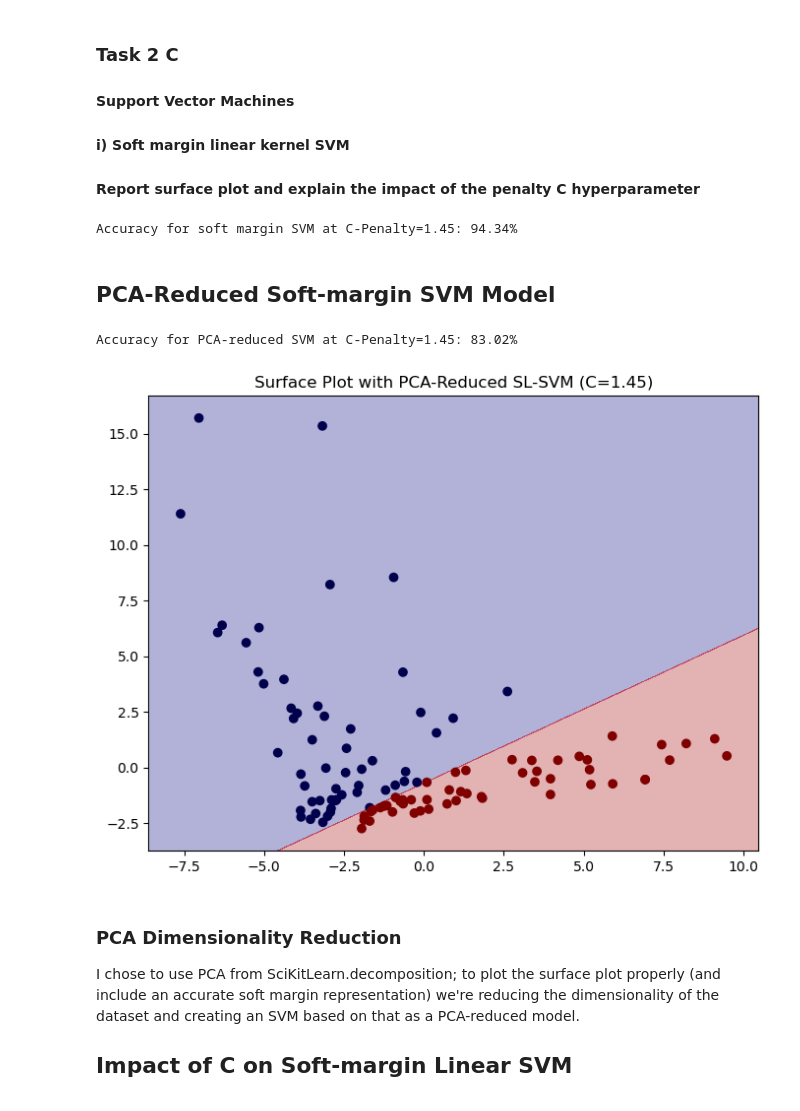
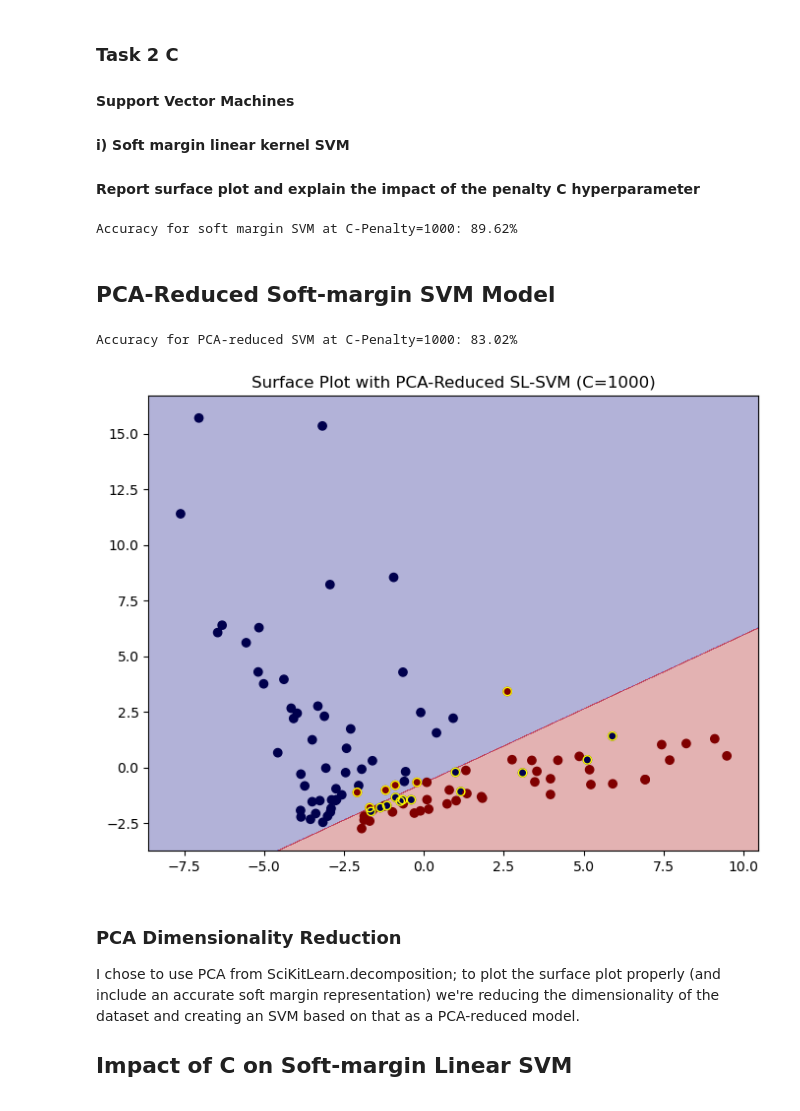
Before and after one commit to Compsci361-Group31/COMPSCI361-Assignment3, a Jupyter notebook: AS03.ipynb, the cells around one changed output. Cells and saved outputs as stored; diff of their text form; code cells hidden in the pictures.

```diff
--- a/AS03.ipynb
+++ b/AS03.ipynb
@@ -206,7 +206,7 @@ from sklearn.decomposition import PCA
 from sklearn.preprocessing import LabelEncoder
 
 # Use SKLearn to fit our data into a linear SVM model
-cValue = 1.45
+cValue = 1000
 soft_linear = svm.SVC(kernel="linear", C=cValue)
 soft_linear.fit(X, y)
 
@@ -216,6 +216,6 @@ test_pred = soft_linear.predict(test_X)
 accuracy = metrics.accuracy_score(test_y, test_pred, normalize=True)
 print(f"Accuracy for soft margin SVM at C-Penalty={cValue}: {accuracy*100:.2f}%\n")
 # %% [output]
-Accuracy for soft margin SVM at C-Penalty=1.45: 94.34%
+Accuracy for soft margin SVM at C-Penalty=1000: 89.62%
 # %% [markdown]
 ## PCA-Reduced Soft-margin SVM Model
@@ -232,36 +267,38 @@ y_encoded = le.fit_transform(y)
 test_y_encoded = le.transform(test_y)
 
 # Retrain our SVM on PCA-reduced data
 sl_pca = svm.SVC(kernel="linear", C=cValue)
 sl_pca.fit(X_pca, y_encoded)
 # Prediction + Accuracy to show that PCA reduces SVM accuracy
 pred = sl_pca.predict(test_X_pca)
 acc = metrics.accuracy_score(test_y_encoded, pred, normalize=True)
 print(f"Accuracy for PCA-reduced SVM at C-Penalty={cValue}: {acc*100:.2f}%\n")
-color_assignment = le.fit_transform(pred)  # 'entertainment' → 0, 'tech' → 1
+color_assignment = test_y_encoded  # 'entertainment' → 0, 'tech' → 1
 
 # mesh grid to plot decision regions/boundary
 x = test_X_pca[:, 0]
 y = test_X_pca[:, 1]
 
 x_min, x_max = x.min() -  1, x.max() + 1
 y_min, y_max = y.min() - 1, y.max() + 1
 
 xx, yy = np.meshgrid(np.arange(x_min, x_max, 0.01), np.arange(y_min, y_max, 0.01))
 
 # predict on the mesh grid to get decision regions
 Z = sl_pca.predict(np.c_[xx.ravel(), yy.ravel()])
 Z = Z.reshape(xx.shape)
 
 # Plot decision regions and data points
+misclassified = (pred != test_y_encoded) # identify misclassified points
 plt.figure(figsize=(8, 6))
 plt.contourf(xx, yy, Z, alpha=0.3, cmap='seismic')  # Decision boundary/region
 plt.scatter(test_X_pca[:, 0], test_X_pca[:, 1], c=color_assignment, cmap='seismic')
+plt.scatter(test_X_pca[misclassified, 0], test_X_pca[misclassified, 1], edgecolors='yellow', facecolors='none', label='Misclassified')
 plt.title(f'Surface Plot with PCA-Reduced SL-SVM (C={cValue})')
 plt.show()
 # %% [output]
-Accuracy for PCA-reduced SVM at C-Penalty=1.45: 83.02%
+Accuracy for PCA-reduced SVM at C-Penalty=1000: 83.02%
-[figure, old version]
+[figure, new version]
 # %% [markdown]
 ### PCA Dimensionality Reduction
 I chose to use PCA from SciKitLearn.decomposition; to plot the surface plot properly (and include an accurate soft margin representation) we're reducing the dimensionality of the dataset and creating an SVM based on that as a PCA-reduced model.
```
Also changed, not shown: parts of 1 cell of this notebook.
